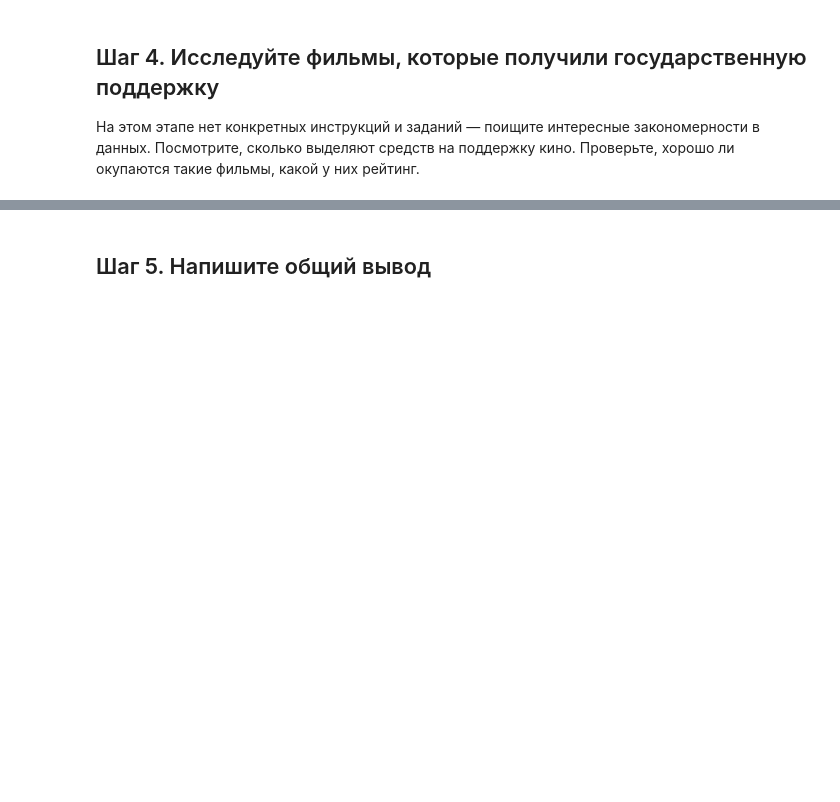
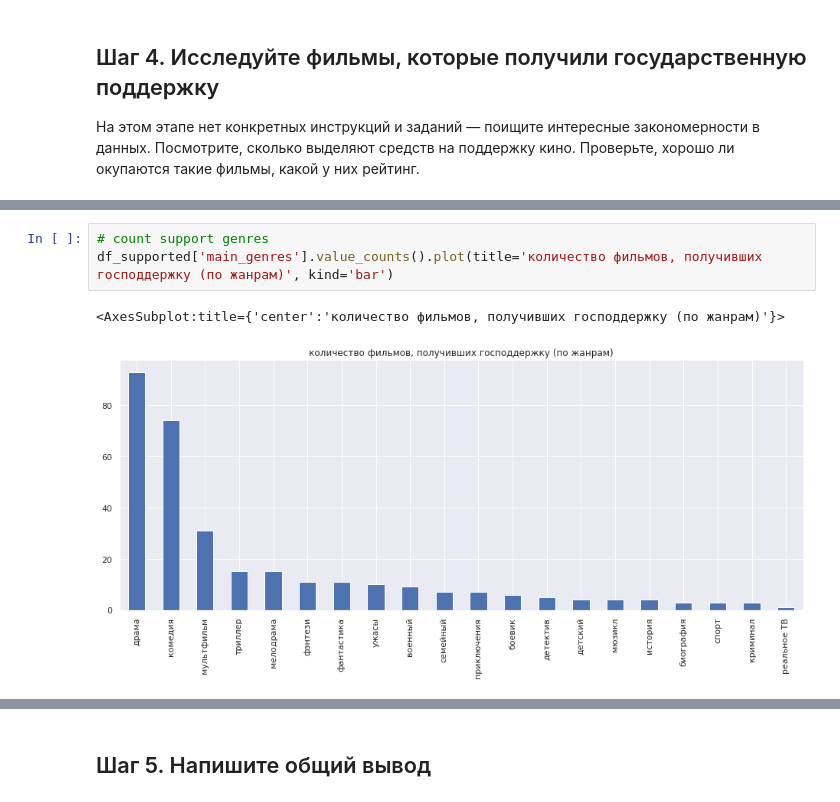
Before and after one commit to ArtyomRasskazov/Practicum, a Jupyter notebook: 1-4-russian-film-distribution.ipynb, the cells around one changed output, grey strips where cells are left out. Saved outputs shown, nothing was run; the diff lists cells and outputs as text; blank space fills up the shorter version.

```diff
--- a/1-4-russian-film-distribution.ipynb
+++ b/1-4-russian-film-distribution.ipynb
@@ -634,0 +660,6 @@ print()
+# %%
+# count support genres
+df_supported['main_genres'].value_counts().plot(title='количество фильмов, получивших господдержку (по жанрам)', kind='bar')
+# %% [output]
+<AxesSubplot:title={'center':'количество фильмов, получивших господдержку (по жанрам)'}>
+[figure, added]
```
Also changed, not shown: parts of 8 cells of this notebook.
